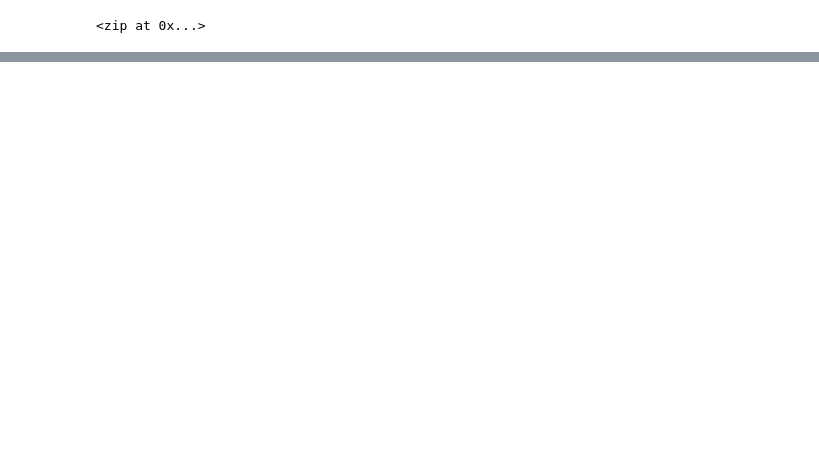
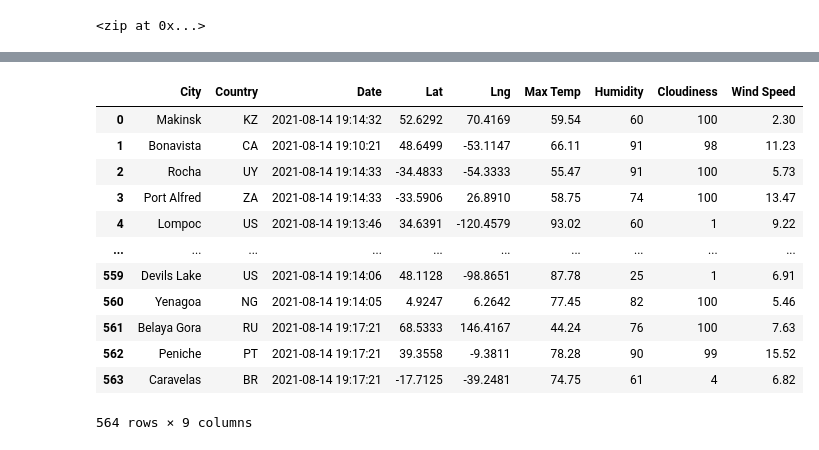
Before and after one commit to sweazysm/World_Weather_Analysis, a Jupyter notebook: WeatherPy.ipynb, the cells around one changed output, grey strips where cells are left out. Cells and saved outputs as stored; diff of their text form; code cells hidden in the pictures; blank space fills up the shorter version.

```diff
--- a/WeatherPy.ipynb
+++ b/WeatherPy.ipynb
@@ -60,0 +70,4 @@ len(cities)
+# %%
+# Starting URL for Weather Map API Call.
+url = "http://api.openweathermap.org/data/2.5/weather?units=Imperial&APPID=" + weather_api_key
+print(url)
@@ -60,0 +154,4 @@ len(cities)
+# %%
+# Convert the array of dictionaries to a Pandas DataFrame.
+city_data_df = pd.DataFrame(city_data)
+city_data_df.head(10)
@@ -60,0 +170,21 @@ len(cities)
+# %%
+# Reorder the columns in the order you want them to appear.
+new_column_order = ["City", "Country", "Date","Lat", "Lng", "Max Temp", "Humidity", "Cloudiness", "Wind Speed"]
+
+# Assign district summary df the new column order.
+city_data_df = city_data_df[new_column_order]
+city_data_df
+# %% [output]
+|  | City | Country | Date | Lat | Lng | Max Temp | Humidity | Cloudiness | Wind Speed |
+| 0 | Makinsk | KZ | 2021-08-14 19:14:32 | 52.6292 | 70.4169 | 59.54 | 60 | 100 | 2.30 |
+| 1 | Bonavista | CA | 2021-08-14 19:10:21 | 48.6499 | -53.1147 | 66.11 | 91 | 98 | 11.23 |
+| 2 | Rocha | UY | 2021-08-14 19:14:33 | -34.4833 | -54.3333 | 55.47 | 91 | 100 | 5.73 |
+| 3 | Port Alfred | ZA | 2021-08-14 19:14:33 | -33.5906 | 26.8910 | 58.75 | 74 | 100 | 13.47 |
+| 4 | Lompoc | US | 2021-08-14 19:13:46 | 34.6391 | -120.4579 | 93.02 | 60 | 1 | 9.22 |
+| ... | ... | ... | ... | ... | ... | ... | ... | ... | ... |
+| 559 | Devils Lake | US | 2021-08-14 19:14:06 | 48.1128 | -98.8651 | 87.78 | 25 | 1 | 6.91 |
+| 560 | Yenagoa | NG | 2021-08-14 19:14:05 | 4.9247 | 6.2642 | 77.45 | 82 | 100 | 5.46 |
+| 561 | Belaya Gora | RU | 2021-08-14 19:17:21 | 68.5333 | 146.4167 | 44.24 | 76 | 100 | 7.63 |
+| 562 | Peniche | PT | 2021-08-14 19:17:21 | 39.3558 | -9.3811 | 78.28 | 90 | 99 | 15.52 |
+| 563 | Caravelas | BR | 2021-08-14 19:17:21 | -17.7125 | -39.2481 | 74.75 | 61 | 4 | 6.82 |
+564 rows × 9 columns
```
Also changed, not shown: parts of 12 cells of this notebook.
